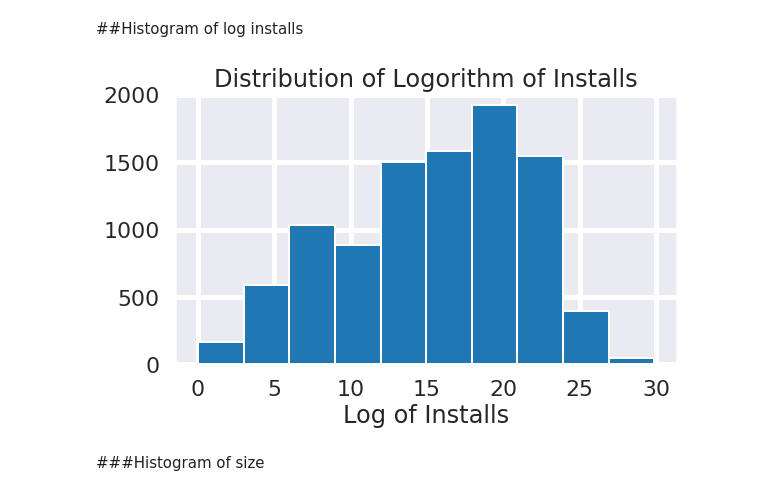
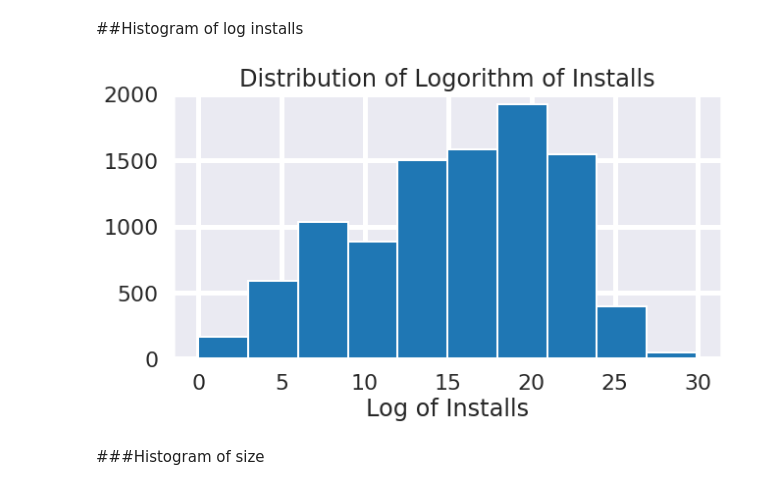
Before and after one commit to Harisha-AlmaBetter/Play-Store-Analysis-EDA-AlmaBetter, a Jupyter notebook: Play_Store_App_Review_Analysis(Capstone_Project_1)_Harisha.ipynb, the cells around one changed output. Drawn from its saved outputs; the diff is of its cells as text; code cells hidden in the pictures.

```diff
--- a/Play_Store_App_Review_Analysis(Capstone_Project_1)_Harisha.ipynb
+++ b/Play_Store_App_Review_Analysis(Capstone_Project_1)_Harisha.ipynb
@@ -377,0 +380,8 @@ plt.rcParams['figure.facecolor'] = '#00000000'
+# %%
+grp = apps_df.groupby('Category')
+x = grp['Rating'].agg(np.mean)
+y = grp['Price'].agg(np.sum)
+z = grp['Reviews'].agg(np.mean)
+print(x)
+print(y)
+print(z)#grouping all apps storing in grp
@@ -627,11 +735,12 @@ NameError: ignored
 # %%
 apps_df.loc[apps_df['log_installs']==apps_df['log_installs'].min(),'log_installs']=0
 # %%
+plt.figure(figsize=(10,5))
 plt.xlabel("Log of Installs")
 plt.title("Distribution of Logorithm of Installs")
 plt.hist(apps_df['log_installs']);
 # %% [output]
-[figure, old version]
+[figure, new version]
 # %% [markdown]
 ###Histogram of size
 # %%
```
Also changed, not shown: parts of 30 cells of this notebook.
